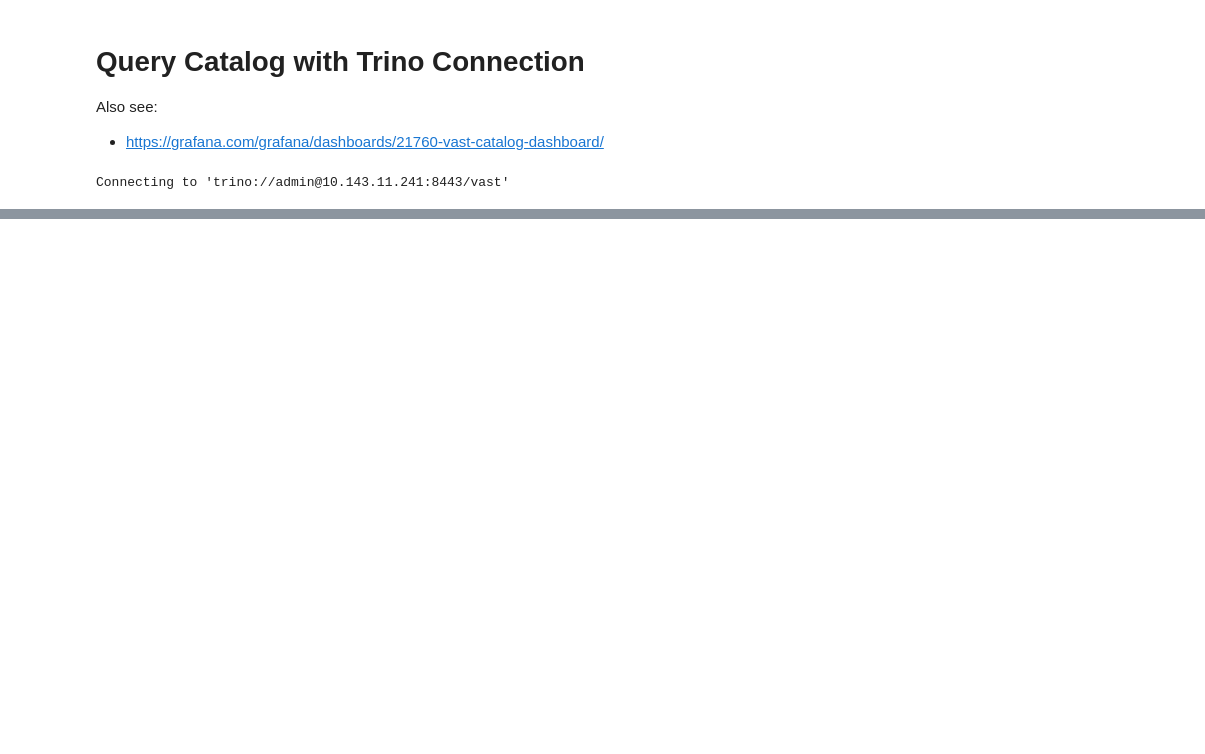
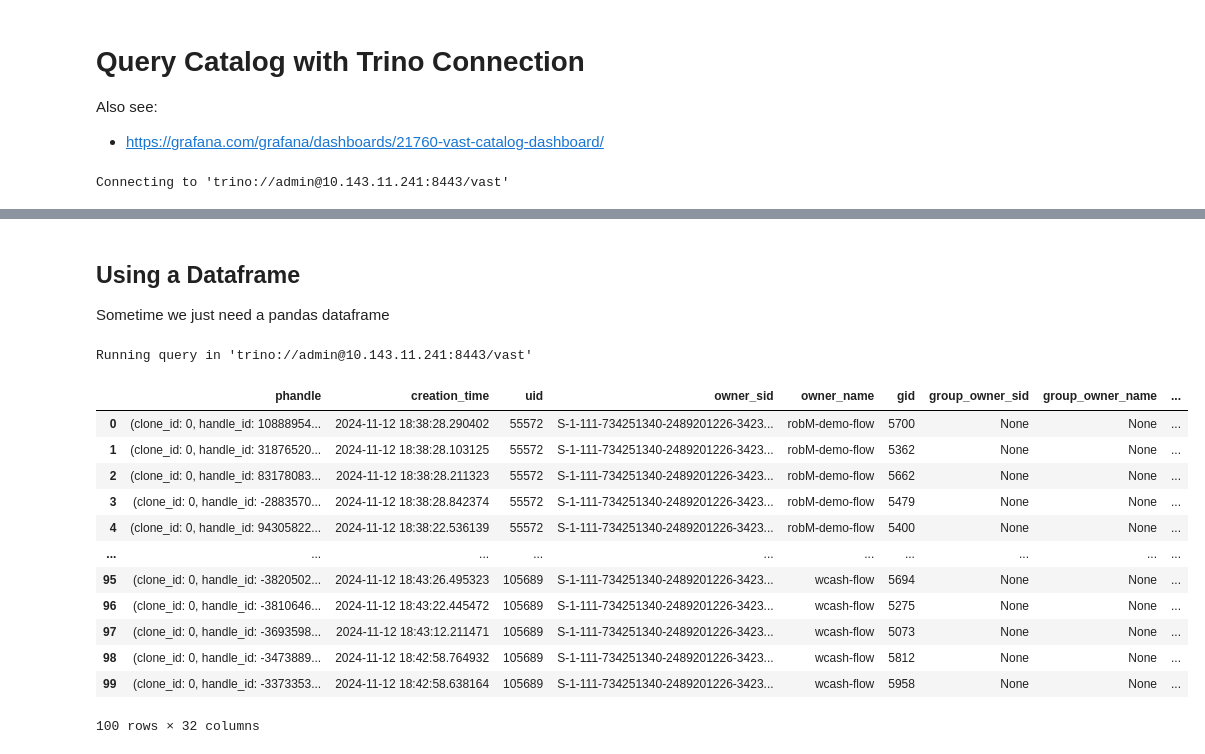
Before and after one commit to snowch/vast-docker-compose-examples, a Jupyter notebook: jupyter-pyspark/examples/sql_notebooks/catalog.ipynb, the cells around one changed output, grey strips where cells are left out. Saved outputs shown, nothing was run; the diff lists cells and outputs as text; code cells hidden in the pictures; blank space fills up the shorter version.

```diff
--- a/jupyter-pyspark/examples/sql_notebooks/catalog.ipynb
+++ b/jupyter-pyspark/examples/sql_notebooks/catalog.ipynb
@@ -70 +70,24 @@ Running query in 'trino://admin@10.143.11.241:8443/vast'
 Truncated to displaylimit of 10.
+# %% [markdown]
+## Using a Dataframe
+
+Sometime we just need a pandas dataframe
+# %%
+%config SqlMagic.autopandas = True
+df = %sql SELECT * FROM "vast-big-catalog-bucket|vast_big_catalog_schema".vast_big_catalog_table LIMIT 100
+df
+# %% [output]
+Running query in 'trino://admin@10.143.11.241:8443/vast'
+|  | phandle | creation_time | uid | owner_sid | owner_name | gid | group_owner_sid | group_owner_name | ... |
+| 0 | (clone_id: 0, handle_id: 10888954... | 2024-11-12 18:38:28.290402 | 55572 | S-1-111-734251340-2489201226-3423... | robM-demo-flow | 5700 | None | None | ... |
+| 1 | (clone_id: 0, handle_id: 31876520... | 2024-11-12 18:38:28.103125 | 55572 | S-1-111-734251340-2489201226-3423... | robM-demo-flow | 5362 | None | None | ... |
+| 2 | (clone_id: 0, handle_id: 83178083... | 2024-11-12 18:38:28.211323 | 55572 | S-1-111-734251340-2489201226-3423... | robM-demo-flow | 5662 | None | None | ... |
+| 3 | (clone_id: 0, handle_id: -2883570... | 2024-11-12 18:38:28.842374 | 55572 | S-1-111-734251340-2489201226-3423... | robM-demo-flow | 5479 | None | None | ... |
+| 4 | (clone_id: 0, handle_id: 94305822... | 2024-11-12 18:38:22.536139 | 55572 | S-1-111-734251340-2489201226-3423... | robM-demo-flow | 5400 | None | None | ... |
+| ... | ... | ... | ... | ... | ... | ... | ... | ... | ... |
+| 95 | (clone_id: 0, handle_id: -3820502... | 2024-11-12 18:43:26.495323 | 105689 | S-1-111-734251340-2489201226-3423... | wcash-flow | 5694 | None | None | ... |
+| 96 | (clone_id: 0, handle_id: -3810646... | 2024-11-12 18:43:22.445472 | 105689 | S-1-111-734251340-2489201226-3423... | wcash-flow | 5275 | None | None | ... |
+| 97 | (clone_id: 0, handle_id: -3693598... | 2024-11-12 18:43:12.211471 | 105689 | S-1-111-734251340-2489201226-3423... | wcash-flow | 5073 | None | None | ... |
+| 98 | (clone_id: 0, handle_id: -3473889... | 2024-11-12 18:42:58.764932 | 105689 | S-1-111-734251340-2489201226-3423... | wcash-flow | 5812 | None | None | ... |
+| 99 | (clone_id: 0, handle_id: -3373353... | 2024-11-12 18:42:58.638164 | 105689 | S-1-111-734251340-2489201226-3423... | wcash-flow | 5958 | None | None | ... |
+100 rows × 32 columns
```
Also changed, not shown: parts of 1 cell of this notebook, 1 other file.
